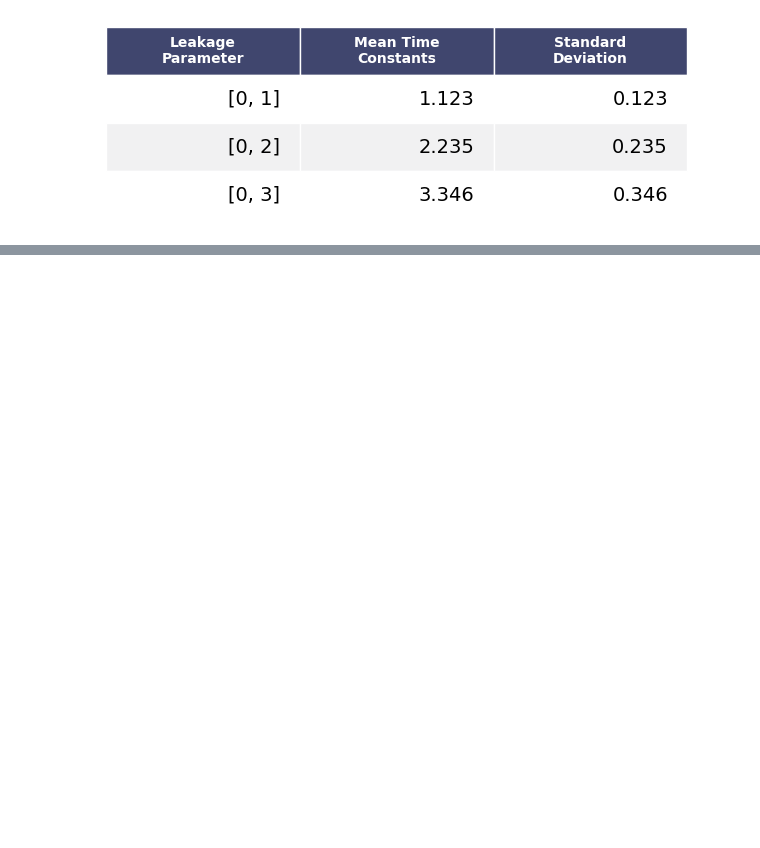
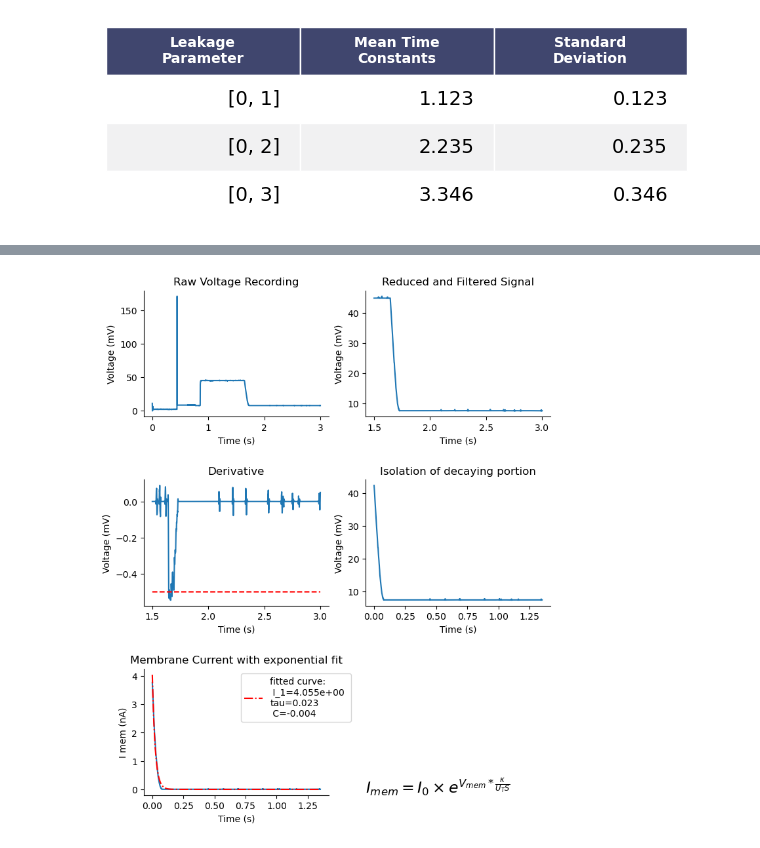
Before and after one commit to Aramatos/dynapse2_adaptation, a Jupyter notebook: TC_Neuron_Analysis.ipynb, the cells around one changed output, grey strips where cells are left out. Drawn from its saved outputs; the diff is of its cells as text; code cells hidden in the pictures; blank space fills up the shorter version.

Commit message:
fixed extraction figures

```diff
--- a/TC_Neuron_Analysis.ipynb
+++ b/TC_Neuron_Analysis.ipynb
@@ -177,0 +193,19 @@ fig.savefig("table.png")
+# %%
+
+# Data structures
+recordings_neuron_core_0_coarse_0 = np.load(
+    os.path.join(recordings_path,'pulse_data_core_0_coarse_0.npy'), allow_pickle=True).item()
+recordings_neuron_core_0_coarse_1 = np.load(
+    os.path.join(recordings_path,'pulse_data_core_0_coarse_1.npy'), allow_pickle=True).item()
+recordings_neuron_core_1_coarse_1 = np.load(
+    os.path.join(recordings_path,'pulse_data_core_1_coarse_1.npy'), allow_pickle=True).item()
+recordings_neuron_core_2_coarse_1 = np.load(
+    os.path.join(recordings_path,'pulse_data_core_0_coarse_0.npy'), allow_pickle=True).item()
+
+
+# Access the data for the first key of the outer dictionary
+print('The first index loop is the neuron  utilized')
+print(recordings_neuron_core_0_coarse_1.keys())
+print('The second index is the leakage fine value utilized')
+print(recordings_neuron_core_0_coarse_1[0].keys())
+#first index is the neuron index, second index is the leakage fine value
@@ -177,0 +265,72 @@ fig.savefig("table.png")
+# %%
+import matplotlib.gridspec as gridspec
+
+def exp_func(t, A, tau,C):
+    return A* np.exp(-t / tau)+C
+
+fig = plt.figure(figsize=(8, 10))
+
+# Create a gridspec object
+gs = gridspec.GridSpec(3, 4)
+
+ax1 = plt.subplot(gs[0, 0:2])
+ax2 = plt.subplot(gs[0, 2:4])
+ax3 = plt.subplot(gs[1, 0:2])
+ax4 = plt.subplot(gs[1, 2:4])
+ax5 = plt.subplot(gs[2, 0:2])
+
+# You can adjust the spacing using subplots_adjust or tight_layout as mentioned in the previous responses.
+plt.subplots_adjust(wspace=0.5, hspace=0.5)
+
+# Plot raw voltage recording
+ax1.plot(raw_time, raw_voltage)
+ax1.set_xlabel('Time (s)')
+ax1.set_ylabel('Voltage (mV)')
+ax1.spines['right'].set_visible(False)
+ax1.spines['top'].set_visible(False)
+ax1.set_title('Raw Voltage Recording')
+
+# Plot time and filtered voltage
+ax2.plot(time_masked, voltage_filtered)
+ax2.set_xlabel('Time (s)')
+ax2.set_ylabel('Voltage (mV)')
+ax2.spines['right'].set_visible(False)
+ax2.spines['top'].set_visible(False)
+ax2.set_title('Reduced and Filtered Signal')
+
+#plot derivative
+ax3.plot(time_masked,derivative)
+ax3.plot(time_masked,decay_threshold*np.ones(len(time_masked)),'r--')
+ax3.set_xlabel('Time (s)')
+ax3.set_ylabel('Voltage (mV)')
+ax3.spines['right'].set_visible(False)
+ax3.spines['top'].set_visible(False)
+ax3.set_title('Derivative')
+
+
+# Plot derivative
+ax4.plot(time_decay,voltage_filtered[decay_start_index:])
+ax4.set_xlabel('Time (s)')
+ax4.set_ylabel('Voltage (mV)')
+ax4.spines['right'].set_visible(False)
+ax4.spines['top'].set_visible(False)
+ax4.set_title('Isolation of decaying portion')
+
+# Plot log voltage
+ax5.plot(time_decay, I_mem)
+# add font size
+ax5.plot(time_decay, exp_func(time_decay, params[0], params[1], params[2]), 'r-.',
+         label=f'fitted curve:\n I_1={params[0]:5.3e} \ntau={params[1]:5.3f}\n C={params[2]:5.3f} ')
+
+ax5.set_xlabel('Time (s)')
+ax5.set_ylabel('I mem (nA)')
+ax5.spines['right'].set_visible(False)
+ax5.spines['top'].set_visible(False)
+ax5.set_title('Membrane Current with exponential fit')
+ax5.legend(bbox_to_anchor=(.5, 1), loc='upper left',fontsize=10)
+plt.text(1.2, .02, r'$I_{mem}=I_{0} \times e^{V_{mem}*\frac{\kappa}{U_TS}}$', fontsize=17,
+        transform=plt.gca().transAxes)
+# Show the plot
+plt.show()
+# %% [output]
+[figure, added]
```
Also changed, not shown: parts of 9 cells of this notebook, 6 other files.
